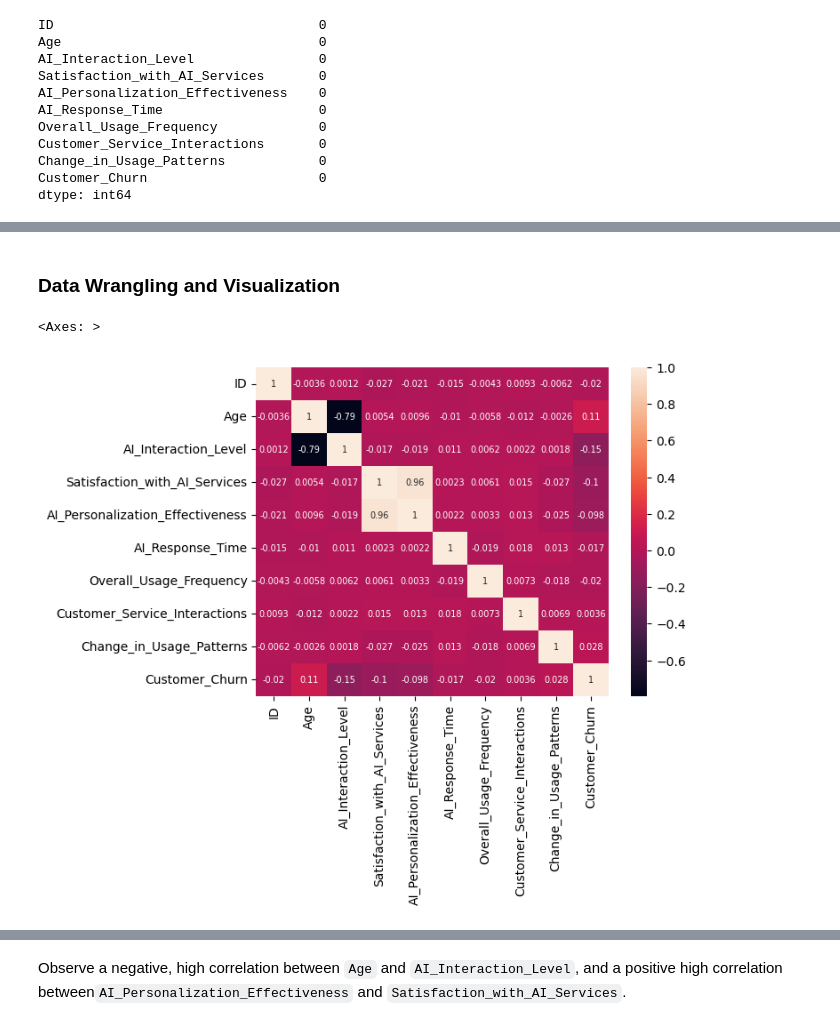
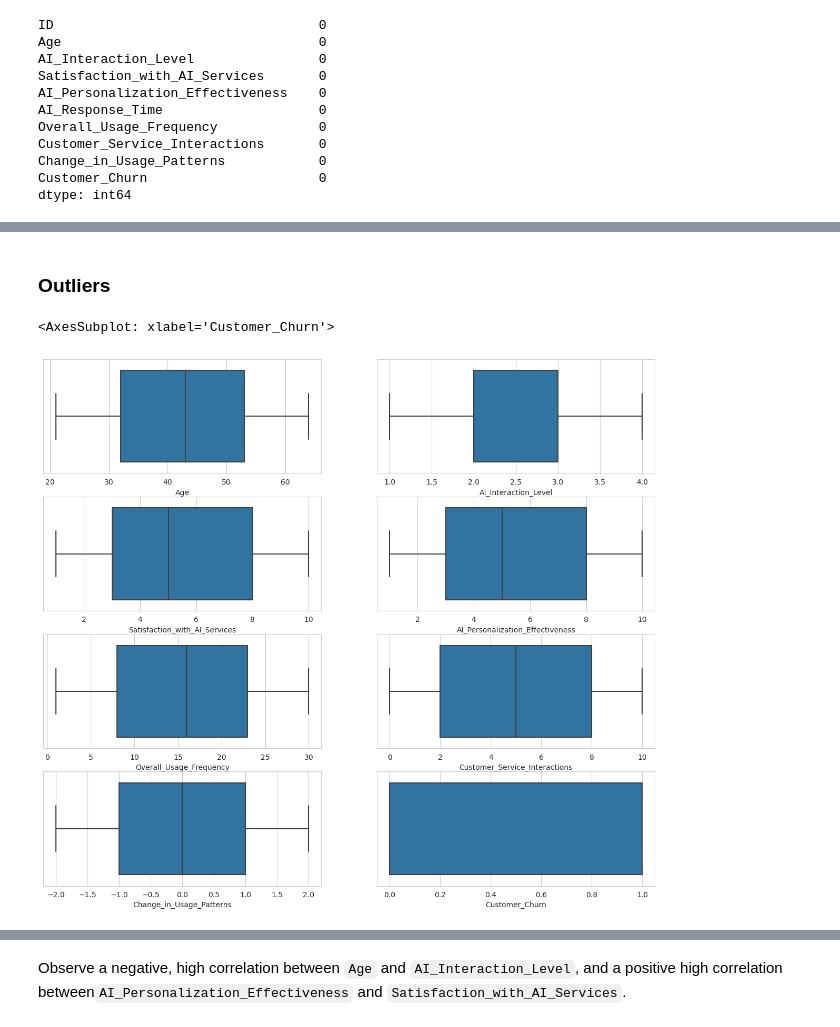
Before and after one commit to alim0118/customer-churn-predictor, a Jupyter notebook: Churn_Predictor.ipynb, the cells around one changed output, grey strips where cells are left out. Cells and saved outputs as stored; diff of their text form; code cells hidden in the pictures.

```diff
--- a/Churn_Predictor.ipynb
+++ b/Churn_Predictor.ipynb
@@ -145,8 +133,15 @@ dtype: int64
-# %% [markdown]
-### Data Wrangling and Visualization
-# %%
-# create heat map of all variables
-sns.heatmap(train.corr(), annot=True, annot_kws={"fontsize":7})
-# %% [output]
-<Axes: >
-[figure, removed]
+# %% [markdown]
+### Outliers
+# %%
+fig, ax = plt.subplots(4,2, figsize = (15,13))
+sns.boxplot(x= train["Age"], ax = ax[0,0])
+sns.boxplot(x= train["AI_Interaction_Level"], ax = ax[0,1])
+sns.boxplot(x= train["Satisfaction_with_AI_Services"], ax = ax[1,0])
+sns.boxplot(x= train["AI_Personalization_Effectiveness"], ax = ax[1,1])
+sns.boxplot(x= train["Overall_Usage_Frequency"], ax = ax[2,0])
+sns.boxplot(x= train["Customer_Service_Interactions"], ax = ax[2,1])
+sns.boxplot(x= train["Change_in_Usage_Patterns"], ax = ax[3,0])
+sns.boxplot(x= train["Customer_Churn"], ax = ax[3,1])
+# %% [output]
+<AxesSubplot: xlabel='Customer_Churn'>
+[figure, added]
```
Also changed, not shown: parts of 133 cells of this notebook, 1 other file.
